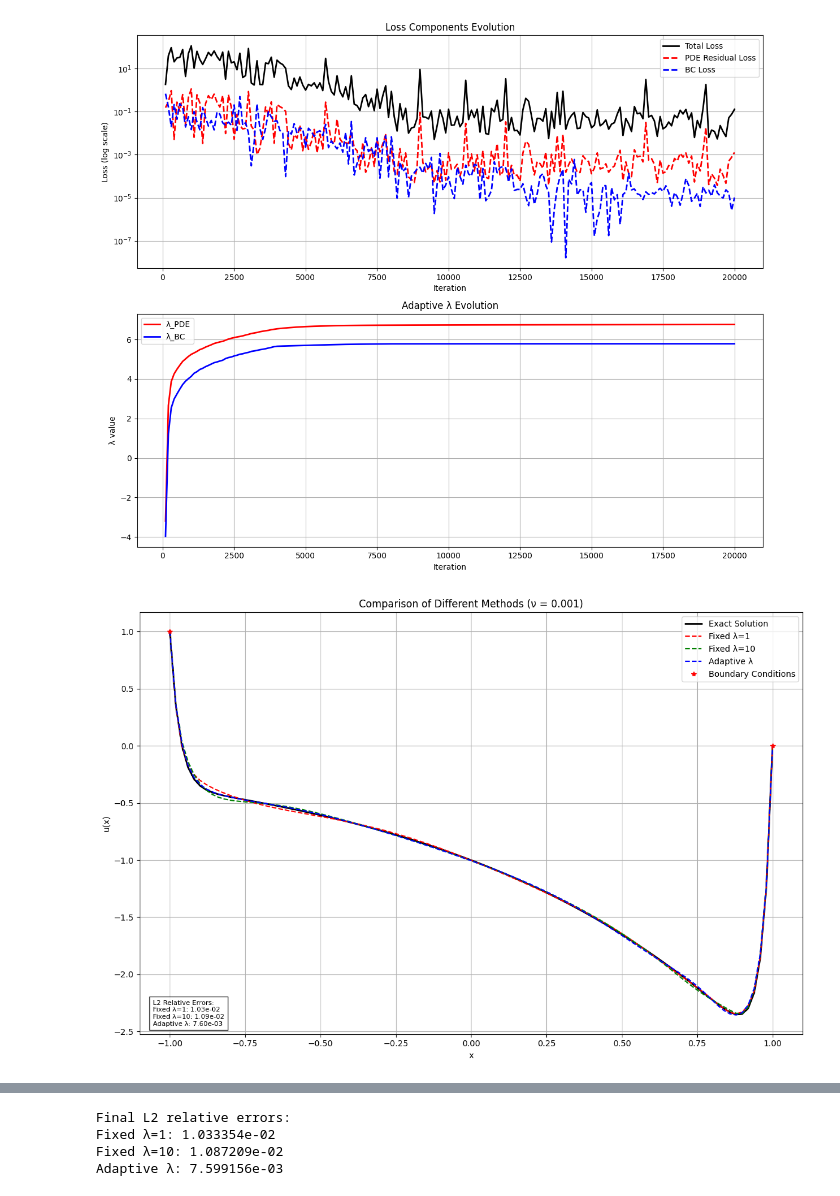
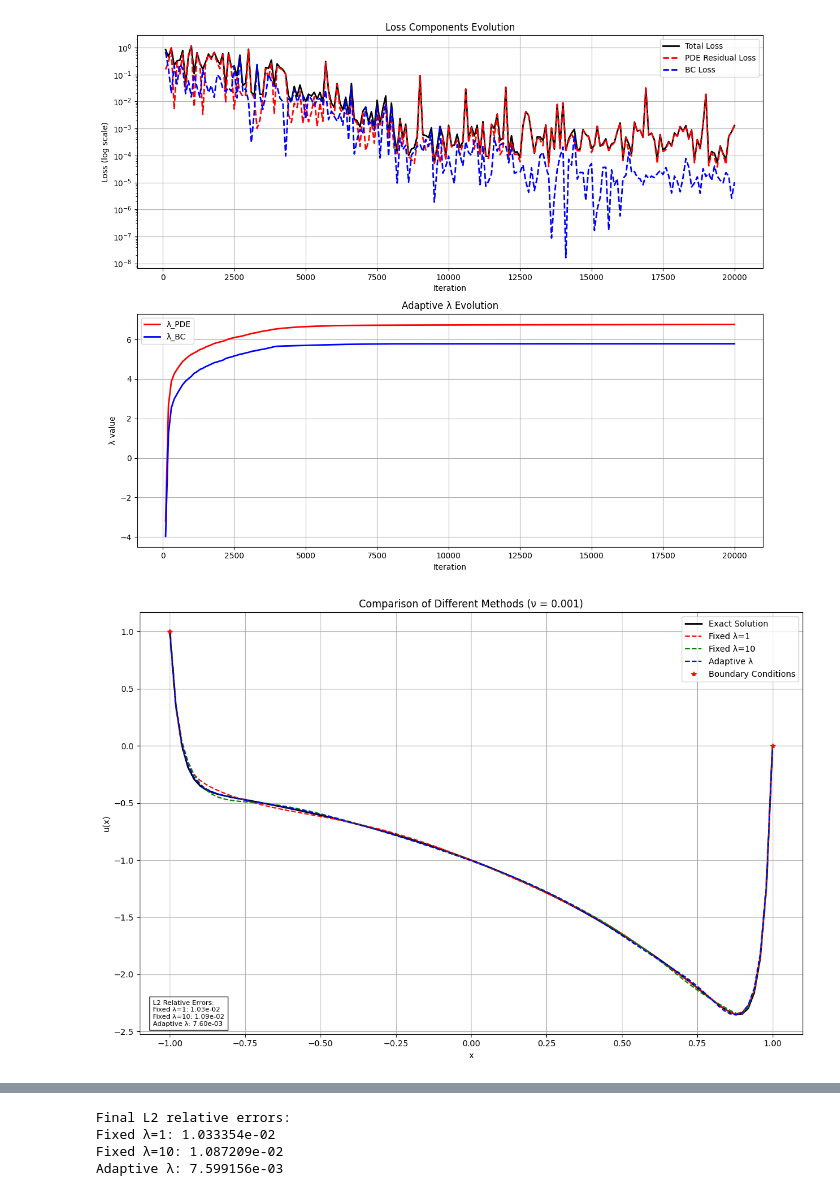
Before and after one commit to sciml-book/sciml_notebook, a Jupyter notebook: pinns/04-adaptive-weights-pinns.ipynb, the cells around one changed output, grey strips where cells are left out. Cells and saved outputs as stored; diff of their text form; code cells hidden in the pictures.

```diff
--- a/pinns/04-adaptive-weights-pinns.ipynb
+++ b/pinns/04-adaptive-weights-pinns.ipynb
@@ -149,6 +149,7 @@ class DiffEqSolver:
 def plot_detailed_losses(losses: Tuple[List[float], List[float], List[float], List[float], List[float]]):
     """Plot detailed loss components and lambda evolution."""
     total_losses, pde_losses, bc_losses, lambda_pde_values, lambda_bc_values = losses
+    total_losses = np.array(pde_losses) + np.array(bc_losses)
     epochs = range(100, len(total_losses) * 100 + 1, 100)
 
     fig, (ax1, ax2) = plt.subplots(2, 1, figsize=(12, 10))
@@ -265,34 +266,34 @@ def main():
         losses, pde_losses, bc_losses, lambda_pde_values, lambda_bc_values = solver.train(desc=f'Training {name}')
         if name == 'Adaptive λ':
             adaptive_losses = (losses, pde_losses, bc_losses, lambda_pde_values, lambda_bc_values)
         solvers[name] = solver
         all_losses[name] = np.array(pde_losses) + np.array(bc_losses) #losses
 
     # Plot detailed losses
     plot_detailed_losses(adaptive_losses)
     plt.show()
 
     # Generate comparison data
     x_plot = np.linspace(-1, 1, 100)
     y_exact = exact_solution(x_plot)
 
     # Plot comparisons
     errors = plot_comparison(solvers, x_plot, y_exact)
     plt.show()
 
     # Plot loss histories
     plot_losses(all_losses)
     plt.show()
 
     # Print final errors
     print('\nFinal L2 relative errors:')
     for name, error in errors.items():
         print(f'{name}: {error:.6e}')
 
 if __name__ == "__main__":
     main()
 # %% [output]
-[figure, old version]
+[figure, new version]
 [figure]
 [figure]
 Final L2 relative errors:
```
